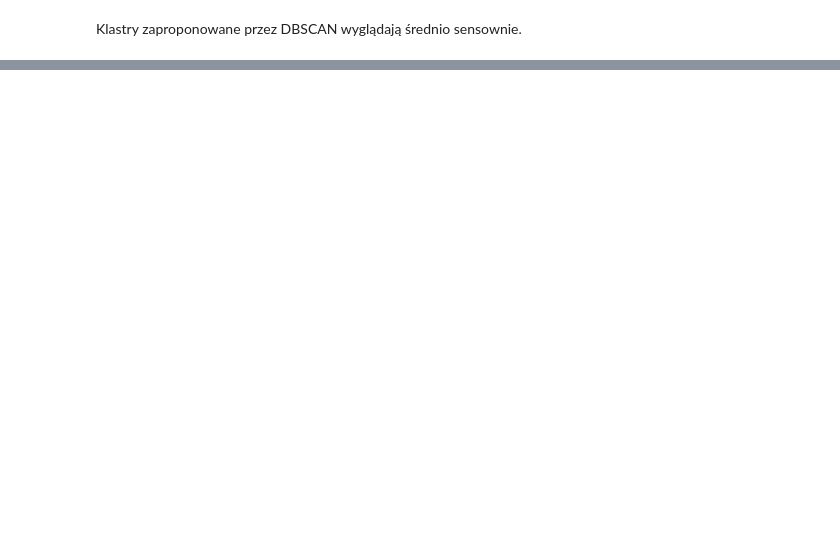
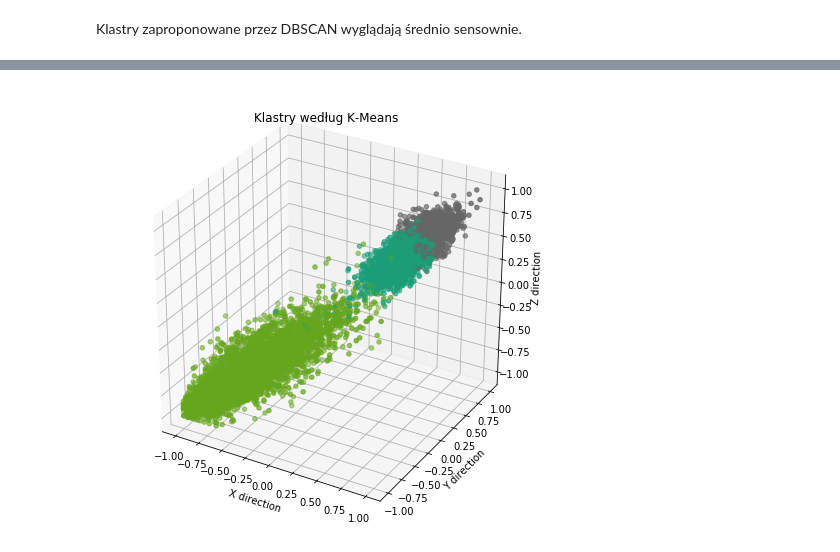
Before and after one commit to okcze/WUM-project-1, a Jupyter notebook: Projekt2/Final_model.ipynb, the cells around one changed output, grey strips where cells are left out. Drawn from its saved outputs; the diff is of its cells as text; code cells hidden in the pictures; blank space fills up the shorter version.

```diff
--- a/Projekt2/Final_model.ipynb
+++ b/Projekt2/Final_model.ipynb
@@ -177,0 +197,15 @@ Klastry zaproponowane przez DBSCAN wyglądają średnio sensownie.
+# %%
+fBodyGyro_entropy = data[['446 fBodyGyro-entropy()-X', '447 fBodyGyro-entropy()-Y', '448 fBodyGyro-entropy()-Z']]
+
+def scatter_3D(df, lab, title):
+    """Wykres 3D z etykietami klastrów"""
+    fig = plt.figure(figsize=(8,8))
+    ax = plt.axes(projection='3d')
+    x = df.iloc[:, 0]
+    y = df.iloc[:, 1]
+    z = df.iloc[:, 2]
+    ax.scatter3D(x, y, z, c = lab, cmap="Dark2")
+    plt.title(title)
+    ax.set_xlabel('X direction')
+    ax.set_ylabel('Y direction')
+    ax.set_zlabel('Z direction')
@@ -177,0 +218,4 @@ Klastry zaproponowane przez DBSCAN wyglądają średnio sensownie.
+# %%
+scatter_3D(fBodyGyro_entropy, labels_kmean, "Klastry według K-Means")
+# %% [output]
+[figure, added]
```
Also changed, not shown: parts of 24 cells of this notebook.
